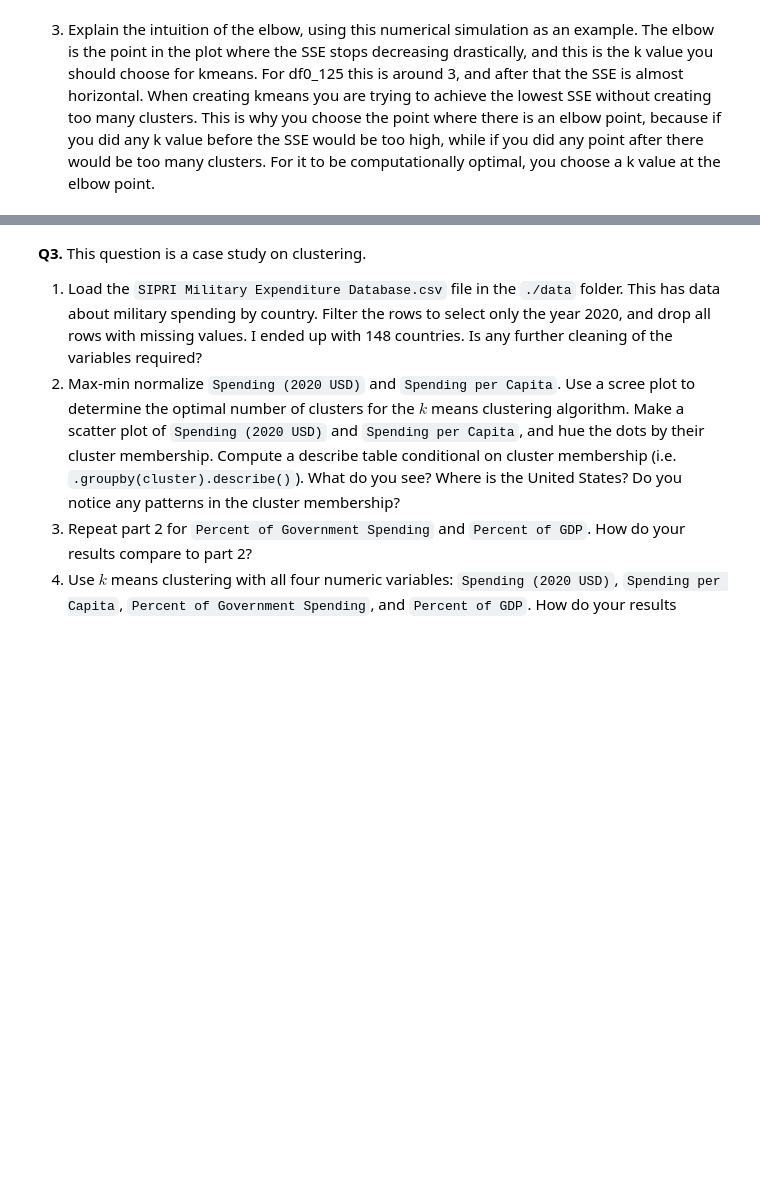
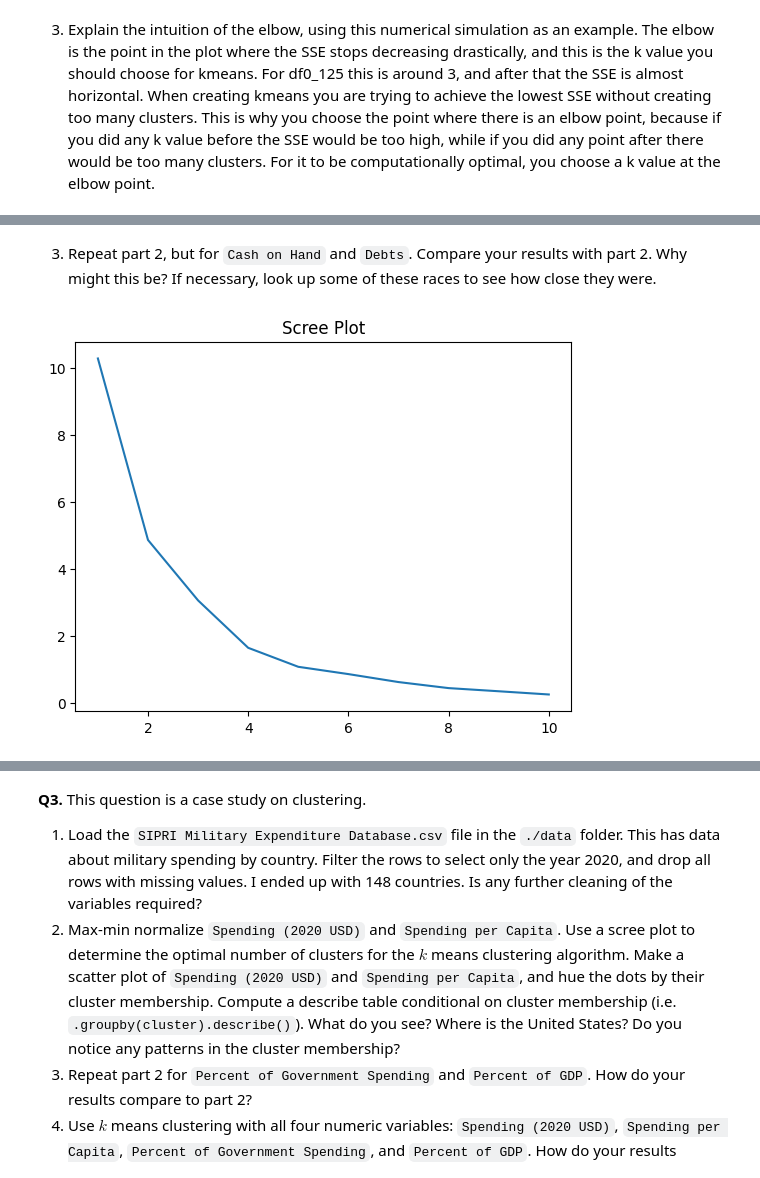
Before and after one commit to nylaup/clustering, a Jupyter notebook: assignment/assignment_clustering.ipynb, the cells around one changed output, grey strips where cells are left out. Cells and saved outputs as stored; diff of their text form; code cells hidden in the pictures; blank space fills up the shorter version.

```diff
--- a/assignment/assignment_clustering.ipynb
+++ b/assignment/assignment_clustering.ipynb
@@ -102,0 +179,17 @@ The elbow is the point in the plot where the SSE stops decreasing drastically, a
+# %% [markdown]
+3. Repeat part 2, but for `Cash on Hand` and `Debts`. Compare your results with part 2. Why might this be? If necessary, look up some of these races to see how close they were.
+# %%
+X2 = ElectionData.loc[:,['CashOnHandC','DebtsC']].apply(maxmin)
+
+k_bar = 10
+SSE2 = []
+for k in range(k_bar):
+    model2 = KMeans(n_clusters=k+1, max_iter=300, n_init=10, random_state=1)
+    model2=model2.fit(X2)
+    SSE2.append(model2.inertia_)
+
+sns.lineplot(x=np.arange(1,k_bar+1), y=SSE2)
+plt.title('Scree Plot')
+plt.show()
+# %% [output]
+[figure, added]
```
Also changed, not shown: parts of 12 cells of this notebook.
